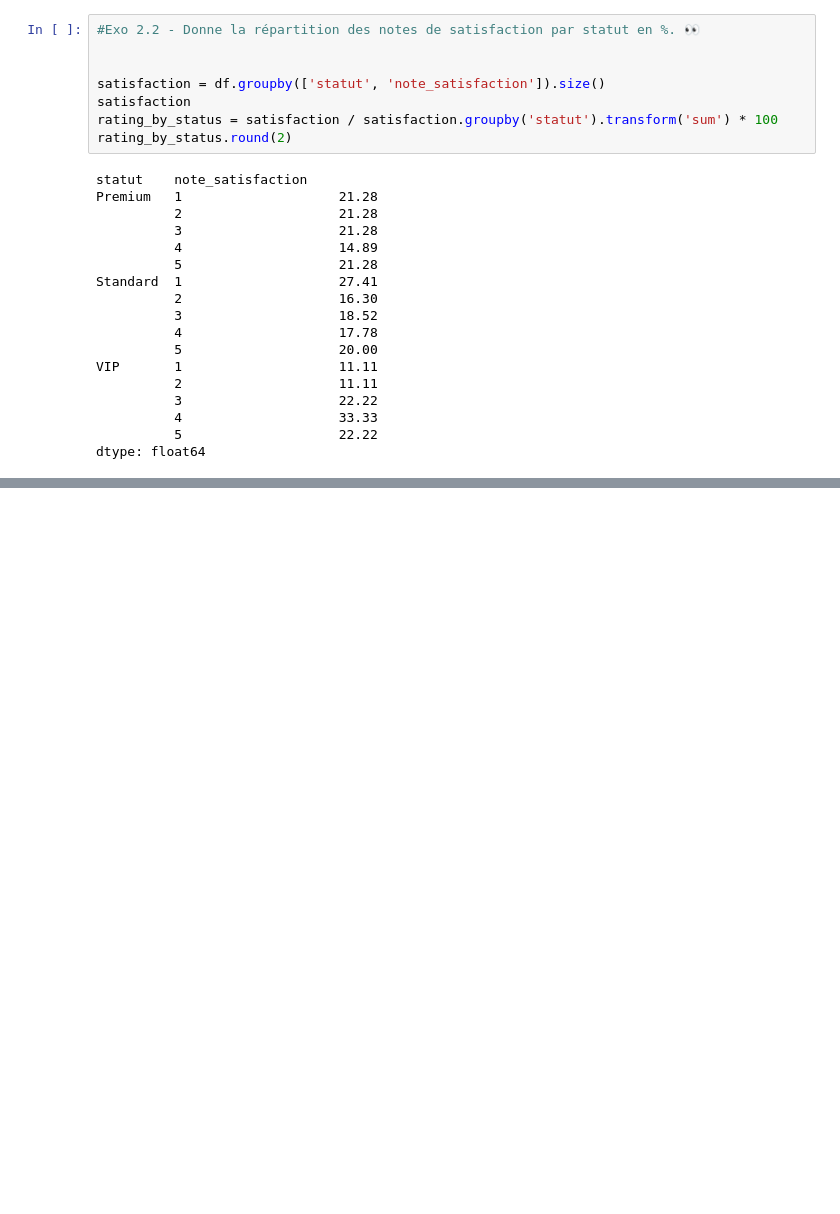
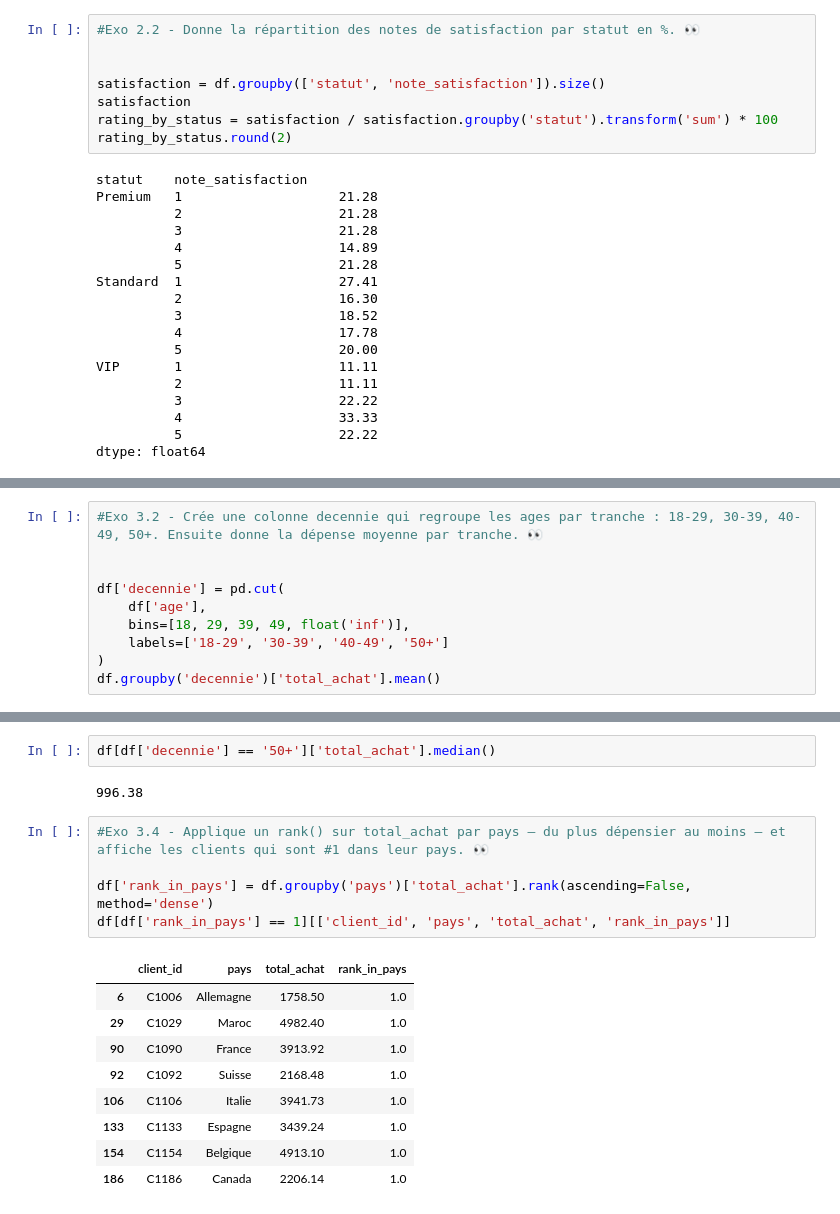
Before and after one commit to H3-8/pandas, a Jupyter notebook: nb.ipynb, the cells around one changed output, grey strips where cells are left out. Drawn from its saved outputs; the diff is of its cells as text; blank space fills up the shorter version.

```diff
--- a/nb.ipynb
+++ b/nb.ipynb
@@ -192,0 +219,10 @@ dtype: float64
+# %%
+#Exo 3.2 - Crée une colonne decennie qui regroupe les ages par tranche : 18-29, 30-39, 40-49, 50+. Ensuite donne la dépense moyenne par tranche. 👀
+
+
+df['decennie'] = pd.cut(
+    df['age'],
+    bins=[18, 29, 39, 49, float('inf')],
+    labels=['18-29', '30-39', '40-49', '50+']
+)
+df.groupby('decennie')['total_achat'].mean()
@@ -192,0 +250,19 @@ dtype: float64
+# %%
+df[df['decennie'] == '50+']['total_achat'].median()
+# %% [output]
+996.38
+# %%
+#Exo 3.4 - Applique un rank() sur total_achat par pays — du plus dépensier au moins — et affiche les clients qui sont #1 dans leur pays. 👀
+
+df['rank_in_pays'] = df.groupby('pays')['total_achat'].rank(ascending=False, method='dense')
+df[df['rank_in_pays'] == 1][['client_id', 'pays', 'total_achat', 'rank_in_pays']]
+# %% [output]
+|  | client_id | pays | total_achat | rank_in_pays |
+| 6 | C1006 | Allemagne | 1758.50 | 1.0 |
+| 29 | C1029 | Maroc | 4982.40 | 1.0 |
+| 90 | C1090 | France | 3913.92 | 1.0 |
+| 92 | C1092 | Suisse | 2168.48 | 1.0 |
+| 106 | C1106 | Italie | 3941.73 | 1.0 |
+| 133 | C1133 | Espagne | 3439.24 | 1.0 |
+| 154 | C1154 | Belgique | 4913.10 | 1.0 |
+| 186 | C1186 | Canada | 2206.14 | 1.0 |
```
Also changed, not shown: parts of 6 cells of this notebook.
